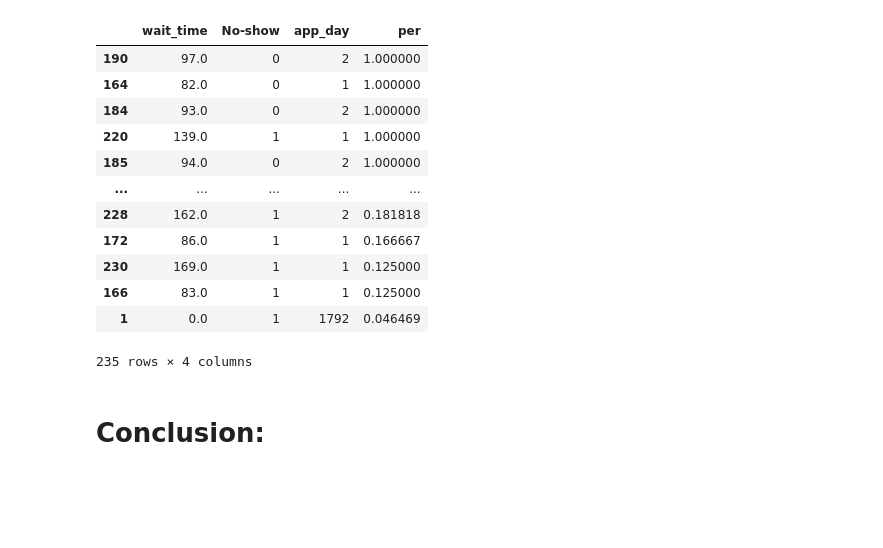
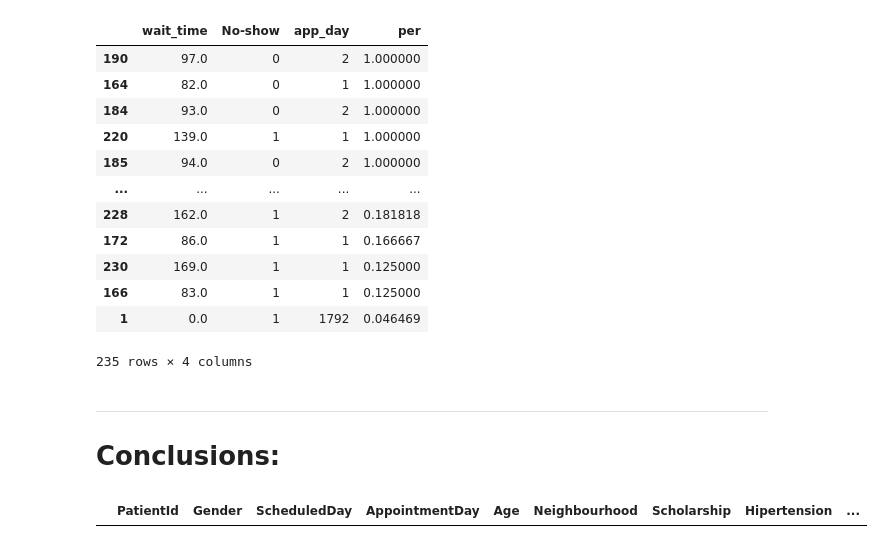
Before and after one commit to Yamamuen/da2, a Jupyter notebook: Project_2.ipynb, the cells around one changed output. Drawn from its saved outputs; the diff is of its cells as text; code cells hidden in the pictures; blank space fills up the shorter version.

Commit message:
Conclusion

```diff
--- a/Project_2.ipynb
+++ b/Project_2.ipynb
@@ -709,4 +709,9 @@ wait.sort_values('per', ascending = False)
 | 1 | 0.0 | 1 | 1792 | 0.046469 |
 235 rows × 4 columns
 # %% [markdown]
-# Conclusion:
+***
+# Conclusions:
+# %%
+df.head(0)
+# %% [output]
+|  | PatientId | Gender | ScheduledDay | AppointmentDay | Age | Neighbourhood | Scholarship | Hipertension | ... |
```
Also changed, not shown: parts of 3 cells of this notebook.
